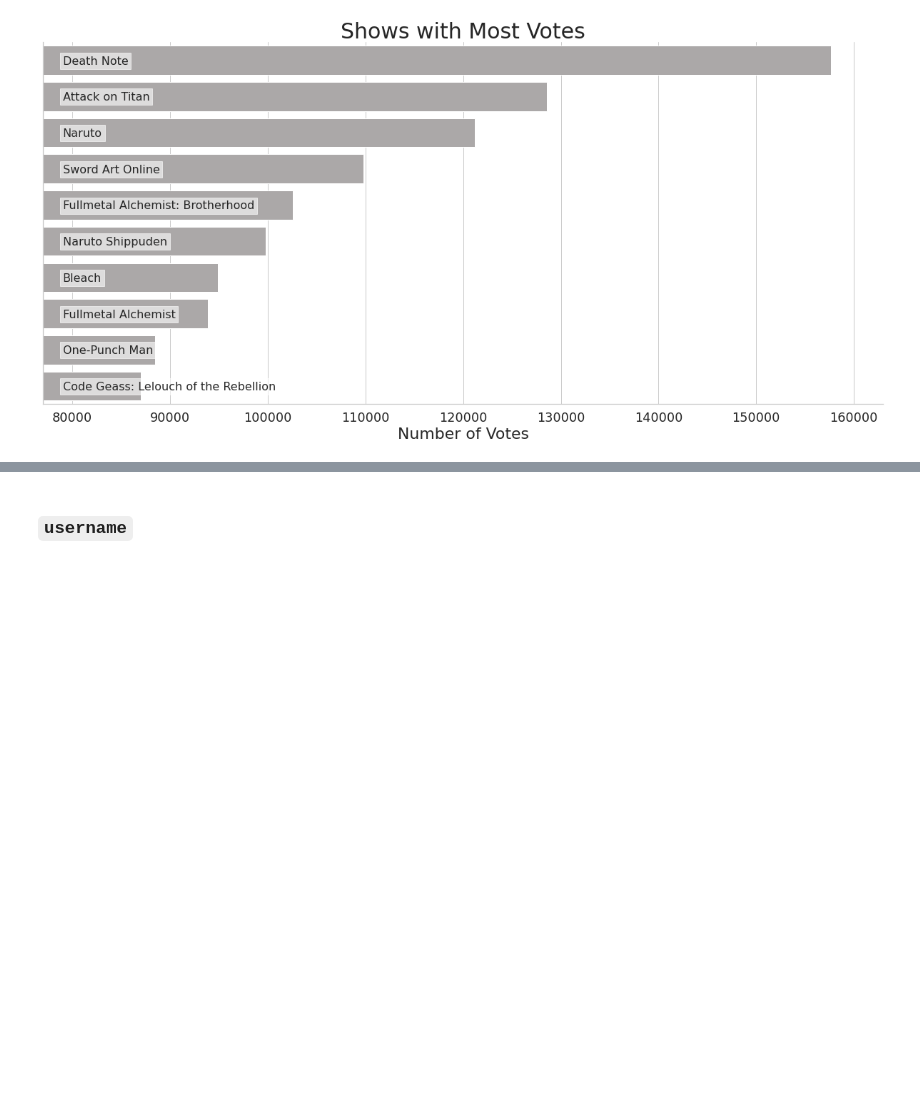
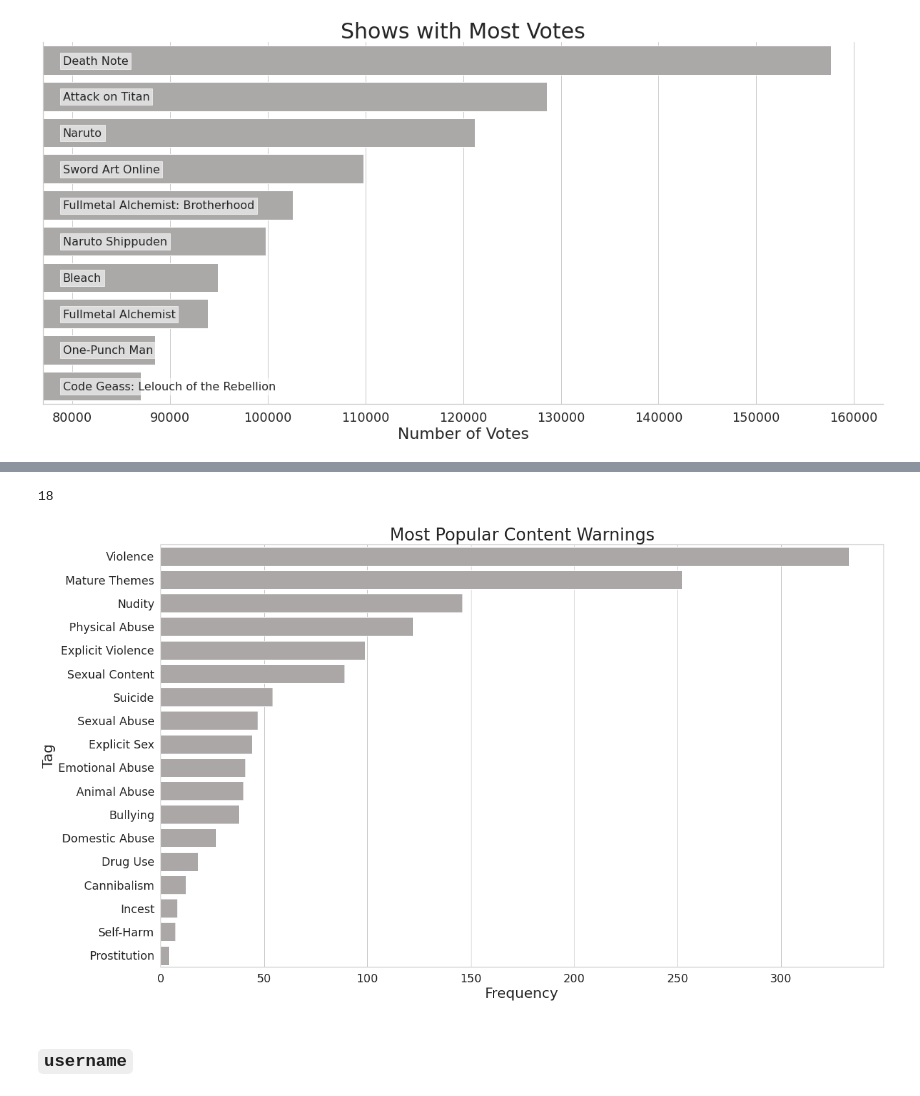
Before and after one commit to alancmathew/anime-recommendation-engine, a Jupyter notebook: notebooks/08_univariateAnalysis.ipynb, the cells around one changed output, grey strips where cells are left out. Drawn from its saved outputs; the diff is of its cells as text; code cells hidden in the pictures; blank space fills up the shorter version.

```diff
--- a/notebooks/08_exploratoryDataAnalysis.ipynb
+++ b/notebooks/08_univariateAnalysis.ipynb
@@ -242,0 +268,4 @@ plt.show()
+# %%
+cw_df = anime[['title', 'content_warnings']].set_index('title')
+# %%
+cw_df = cw_df.explode('content_warnings').reset_index()
@@ -243,3 +288,19 @@ plt.show()
+# %%
+cw_df['content_warnings'].nunique()
+# %% [output]
+18
+# %%
+fig = plt.figure(figsize=(20, 12))
+sns.set_theme(font_scale=1.6, style='whitegrid')
+sns.countplot(y='content_warnings', data=cw_df,
+              order=cw_df['content_warnings'].value_counts().index,
+              color=grey, saturation=1)
+plt.title('Most Popular Content Warnings', fontdict={'fontsize':26})
+plt.xlabel('Frequency', fontdict={'fontsize':22})
+plt.ylabel('Tag', fontdict={'fontsize':22})
+plt.show()
+# %% [output]
+[figure, added]
 # %% [markdown]
 ### `username`
 # %%
```
Also changed, not shown: parts of 39 cells of this notebook, 4 other files.
